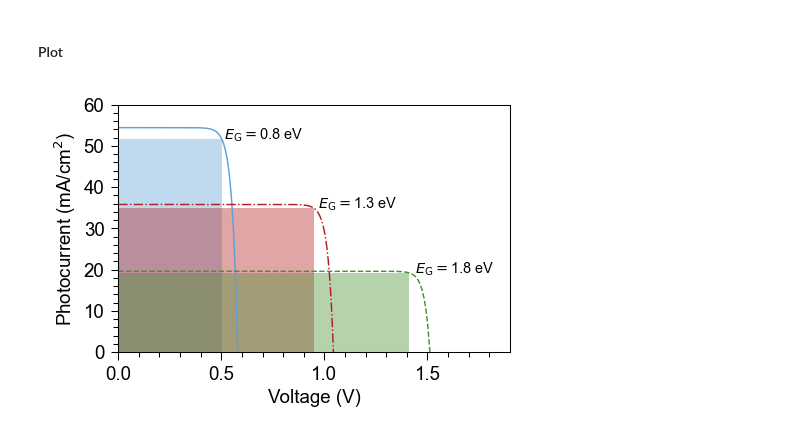
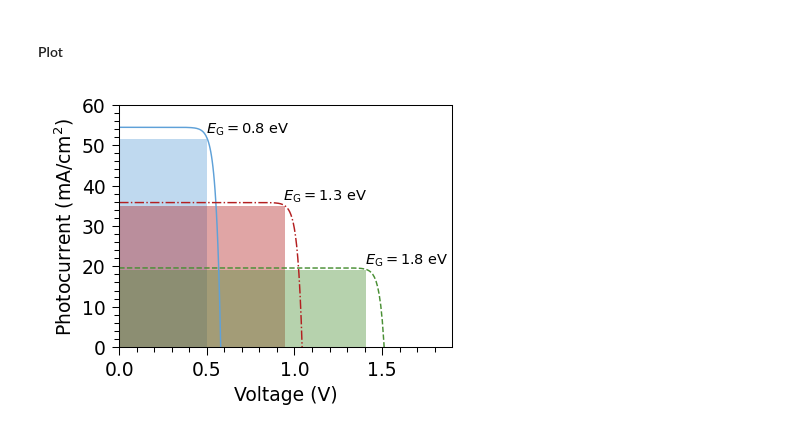
Before and after one commit to martavp/pv-textbook, a Jupyter notebook: Figures/Chapter_06/figures_python/fig_SQ_JV.ipynb, the cells around one changed output. Cells and saved outputs as stored; diff of their text form; code cells hidden in the pictures.

Commit message:
figures and problems Chapter 6

```diff
--- a/Figures/Chapter_06/figures_python/fig_SQ_JV.ipynb
+++ b/Figures/Chapter_06/figures_python/fig_SQ_JV.ipynb
@@ -79,34 +77,34 @@ for gap in ['0.8', '1.3', '1.8']:
 # %% [markdown]
 #### Plot
 # %%
-fig = plt.figure(figsize=(8.5*cm, 6*cm), dpi=DPI_PLOT)
+fig = plt.figure(figsize=(6.8*cm, 5.2*cm), dpi=DPI_PLOT)
 ax = fig.add_subplot(111)
 
 for [gap,style] in zip(jvs,['-', '-.', '--']):
     ax.plot(jvs[gap], ls=style)
     ax.fill_between([0,v_max[gap]], i_max[gap], alpha=0.4)
 
 for [i, gap] in enumerate (jvs):
     text=r'$E_{\mathrm{G}}=$'+gap+' eV'
     xy=[v_max[gap], i_max[gap]]
-    xy_text=[v_max[gap]+0.01*(i+1), i_max[gap]]
+    xy_text=[v_max[gap]-0.01, i_max[gap]+1.5]
     ax.annotate(text, xy, xy_text, size=7)
 
 #for [gap,style] in zip(jvs,['-', '-.', '--']):
 #    ax.plot(p[gap], ls=style)
 
 ax.set_xlabel("Voltage (V)")
 ax.set_xlim([0., 1.9])
 ax.xaxis.set_minor_locator(AutoMinorLocator(5))
 ax.xaxis.set_tick_params(direction='out', which='both')
 
 ax.set_ylabel(r"Photocurrent (mA/cm$^2$)")
 ax.set_ylim([0, 60])
 ax.yaxis.set_minor_locator(AutoMinorLocator(5))
 ax.yaxis.set_tick_params(direction='out', which='both')
 
-plt.tight_layout()
+plt.tight_layout(pad=0.01)
 
 #plt.savefig ('./SQ_eff_jv.png', dpi=DPI_SAVE)
 # %% [output]
-[figure, old version]
+[figure, new version]
```
Also changed, not shown: parts of 2 cells of this notebook, 57 other files.
